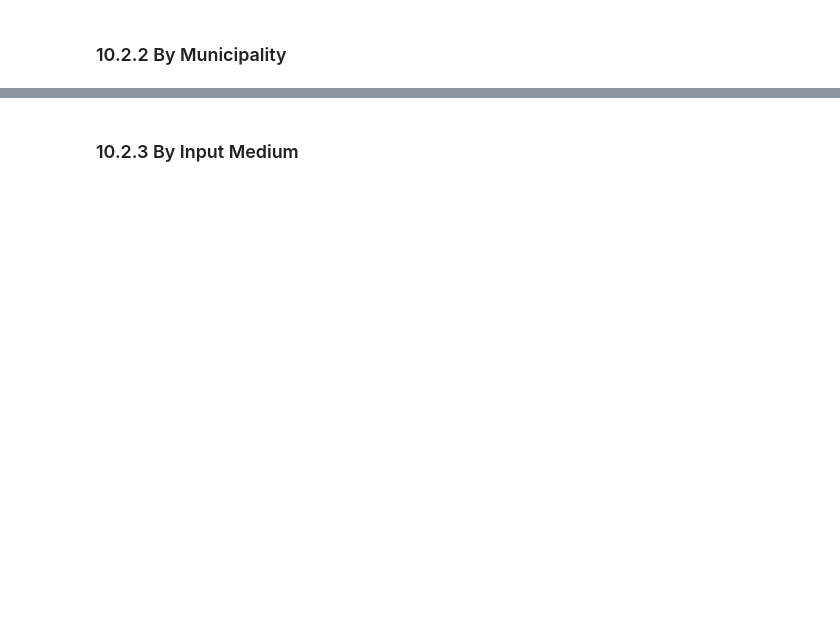
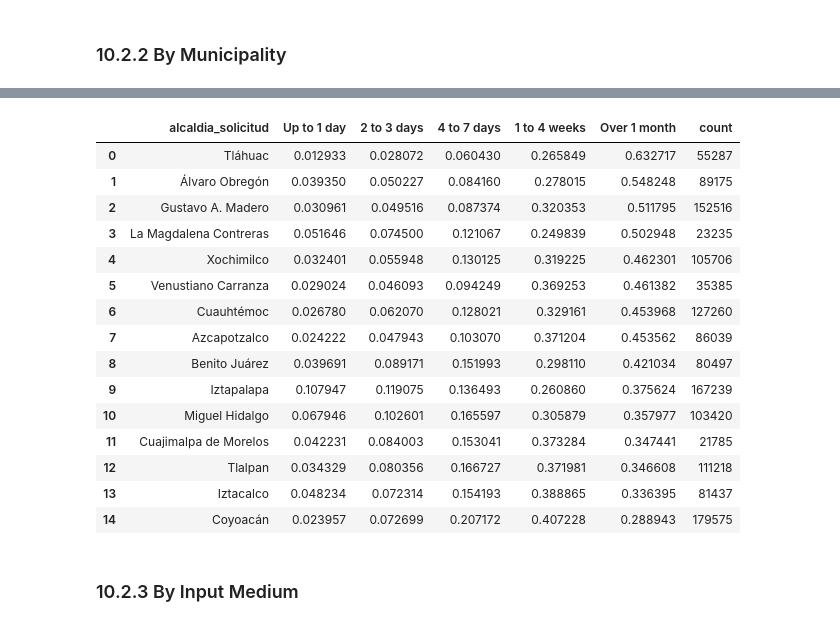
Before and after one commit to sbenhumea/citizen-requests-analysis-project-locatel, a Jupyter notebook: notebooks/modeling.ipynb, the cells around one changed output, grey strips where cells are left out. Cells and saved outputs as stored; diff of their text form; code cells hidden in the pictures; blank space fills up the shorter version.

```diff
--- a/notebooks/modeling.ipynb
+++ b/notebooks/modeling.ipynb
@@ -680,3 +701,11 @@ rates
 | 14 | SOLICITUD DE VIGILANCIA POLICIACA | 0.015189 | 0.136362 | 0.272201 | 0.445384 | 0.130863 | 38185 |
 # %% [markdown]
 ### 10.2.2 By Municipality
+# %%
+train_municipalities = df_preprocessed.loc[y_train.index, 'alcaldia_solicitud']
+category_rates_2 = pd.crosstab(train_municipalities, y_train_class, normalize='index')
+category_rates_2 = category_rates_2.sort_values('Over 1 month', ascending=False)
+category_rates_2.reset_index(inplace=True)
+# %%
+top_municipalities = train_municipalities.value_counts().head(15).reset_index()
+top_municipalities
@@ -683,2 +729,22 @@ rates
+# %%
+rates_2 = category_rates_2.merge(top_municipalities, on='alcaldia_solicitud')
+rates_2
+# %% [output]
+|  | alcaldia_solicitud | Up to 1 day | 2 to 3 days | 4 to 7 days | 1 to 4 weeks | Over 1 month | count |
+| 0 | Tláhuac | 0.012933 | 0.028072 | 0.060430 | 0.265849 | 0.632717 | 55287 |
+| 1 | Álvaro Obregón | 0.039350 | 0.050227 | 0.084160 | 0.278015 | 0.548248 | 89175 |
+| 2 | Gustavo A. Madero | 0.030961 | 0.049516 | 0.087374 | 0.320353 | 0.511795 | 152516 |
+| 3 | La Magdalena Contreras | 0.051646 | 0.074500 | 0.121067 | 0.249839 | 0.502948 | 23235 |
+| 4 | Xochimilco | 0.032401 | 0.055948 | 0.130125 | 0.319225 | 0.462301 | 105706 |
+| 5 | Venustiano Carranza | 0.029024 | 0.046093 | 0.094249 | 0.369253 | 0.461382 | 35385 |
+| 6 | Cuauhtémoc | 0.026780 | 0.062070 | 0.128021 | 0.329161 | 0.453968 | 127260 |
+| 7 | Azcapotzalco | 0.024222 | 0.047943 | 0.103070 | 0.371204 | 0.453562 | 86039 |
+| 8 | Benito Juárez | 0.039691 | 0.089171 | 0.151993 | 0.298110 | 0.421034 | 80497 |
+| 9 | Iztapalapa | 0.107947 | 0.119075 | 0.136493 | 0.260860 | 0.375624 | 167239 |
+| 10 | Miguel Hidalgo | 0.067946 | 0.102601 | 0.165597 | 0.305879 | 0.357977 | 103420 |
+| 11 | Cuajimalpa de Morelos | 0.042231 | 0.084003 | 0.153041 | 0.373284 | 0.347441 | 21785 |
+| 12 | Tlalpan | 0.034329 | 0.080356 | 0.166727 | 0.371981 | 0.346608 | 111218 |
+| 13 | Iztacalco | 0.048234 | 0.072314 | 0.154193 | 0.388865 | 0.336395 | 81437 |
+| 14 | Coyoacán | 0.023957 | 0.072699 | 0.207172 | 0.407228 | 0.288943 | 179575 |
 # %% [markdown]
 ### 10.2.3 By Input Medium
```
Also changed, not shown: parts of 45 cells of this notebook, 1 other file.
